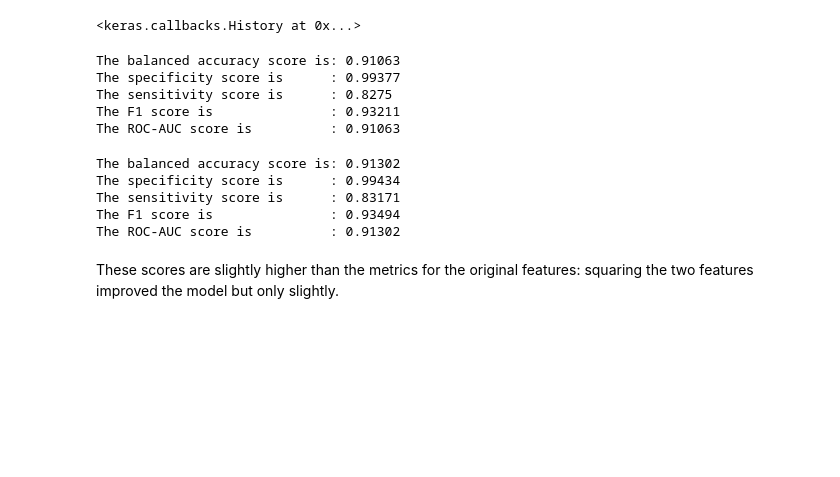
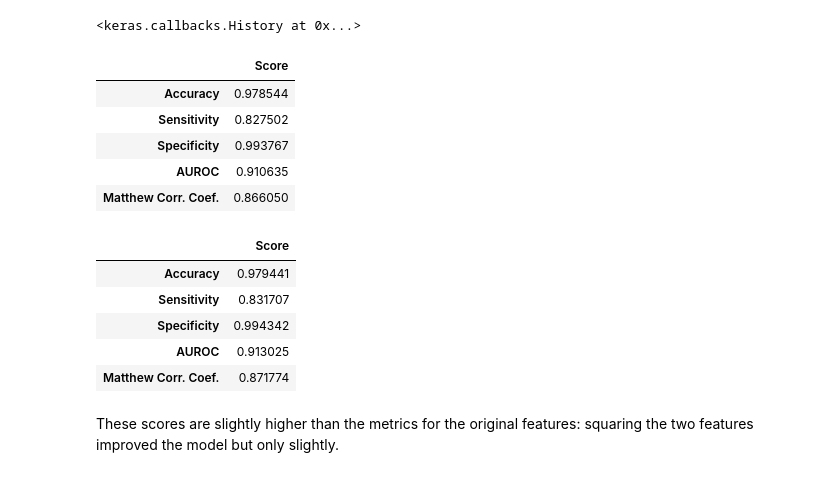
Before and after one commit to a-bergman/Pulsar-Star-Prediction, a Jupyter notebook: Code/Modeling & Evaluation.ipynb, the cells around one changed output. Saved outputs shown, nothing was run; the diff lists cells and outputs as text; code cells hidden in the pictures; blank space fills up the shorter version.

```diff
--- a/Code/Modeling & Evaluation.ipynb
+++ b/Code/Modeling & Evaluation.ipynb
@@ -558,23 +550,25 @@ sq_test_preds = sq_model.predict_classes(X_sq_test,
 # %%
 # Evaluating the training predictions
 
-generate_model_eval(y_sq_train, sq_train_preds)
+binary_classification_summary(y_sq_train, sq_train_preds)
 # %% [output]
-The balanced accuracy score is: 0.91063
-The specificity score is      : 0.99377
-The sensitivity score is      : 0.8275
-The F1 score is               : 0.93211
-The ROC-AUC score is          : 0.91063
+|  | Score |
+| Accuracy | 0.978544 |
+| Sensitivity | 0.827502 |
+| Specificity | 0.993767 |
+| AUROC | 0.910635 |
+| Matthew Corr. Coef. | 0.866050 |
 # %%
 # Evaluating the test predictions
 
-generate_model_eval(y_sq_test, sq_test_preds)
+binary_classification_summary(y_sq_test, sq_test_preds)
 # %% [output]
-The balanced accuracy score is: 0.91302
-The specificity score is      : 0.99434
-The sensitivity score is      : 0.83171
-The F1 score is               : 0.93494
-The ROC-AUC score is          : 0.91302
+|  | Score |
+| Accuracy | 0.979441 |
+| Sensitivity | 0.831707 |
+| Specificity | 0.994342 |
+| AUROC | 0.913025 |
+| Matthew Corr. Coef. | 0.871774 |
 # %% [markdown]
 These scores are slightly higher than the metrics for the original features: squaring the two features improved the model but only slightly.
 # %%
```
Also changed, not shown: parts of 13 cells of this notebook.
